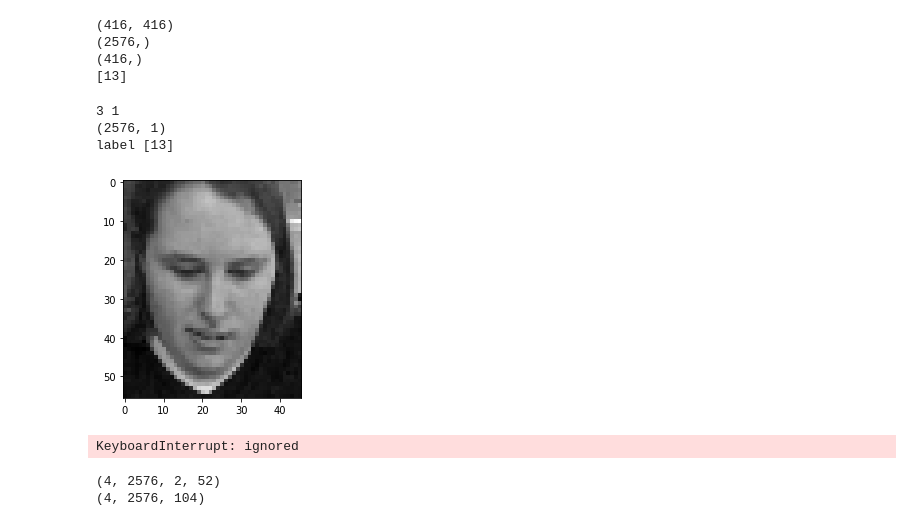
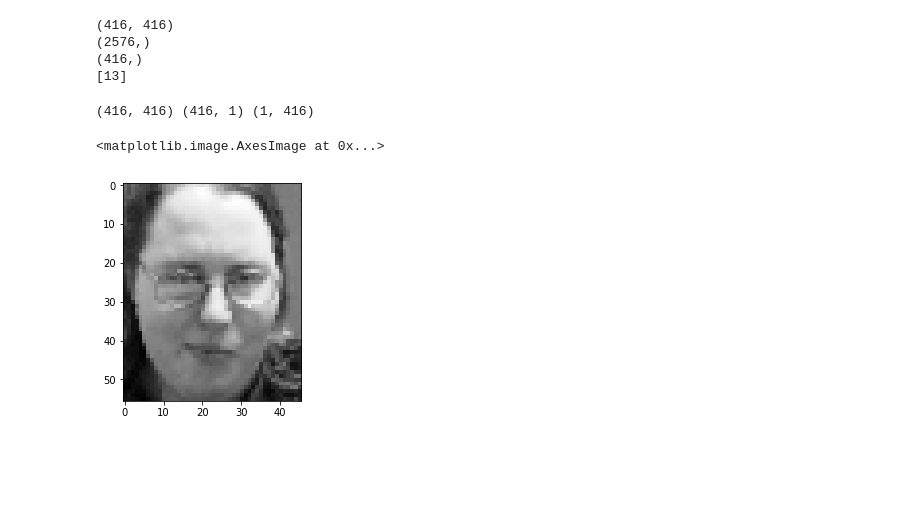
Before and after one commit to pedromonteiro18/Pattern_Recognition, a Jupyter notebook: Coursework.ipynb, the cells around one changed output. Drawn from its saved outputs; the diff is of its cells as text; code cells hidden in the pictures; blank space fills up the shorter version.

```diff
--- a/Coursework.ipynb
+++ b/Coursework.ipynb
@@ -146,57 +146,64 @@ print(label_test[25])
 (416,)
 [13]
 # %%
+from sklearn.neighbors import KNeighborsClassifier
+
 def distance(instance1, instance2):
     # just in case, if the instances are lists or tuples:
     instance1 = np.array(instance1)
     instance2 = np.array(instance2)
 
     return np.linalg.norm(instance1 - instance2)
 
 def get_neighbors(training_set,
                   labels,
                   test_instance,
                   k,
                   distance=distance):
     """
     get_neighors calculates a list of the k nearest neighbors
     of an instance 'test_instance'.
     The list neighbors contains 3-tuples with
     (index, dist, label)
     where
     index    is the index from the training_set,
     dist     is the distance between the test_instance and the
              instance training_set[index]
     distance is a reference to a function used to calculate the
              distances
     """
-    distances = []
-    for index in range(len(training_set)):
-        dist = distance(test_instance, training_set[index])
-        distances.append((training_set[index], dist, labels[index]))
-    distances.sort(key=lambda x: x[1])
-    neighbors = distances[:k]
+    # distances = []
+    # for index in range(len(training_set)):
+    #     dist = distance(test_instance, training_set[index])
+    #     distances.append((training_set[index], dist, labels[index]))
+    # distances.sort(key=lambda x: x[1])
+    # neighbors = distances[:k]
+    #
+    neigh = KNeighborsClassifier(n_neighbors=1)
+    neigh.fit(training_set, labels)
+    neighbors = neigh.predict(test_instance)
+
     return neighbors
+dataLabel = zip(data_train,label_train)
 
+W_test = np.reshape(W_test,(-1,1)).T
+print(W.shape, label_train.shape, W_test.shape)
+label = get_neighbors(W, label_train, W_test, 1, distance=distance)
 
-im = get_neighbors(W, label_train, W_test, 1, distance=distance)
-print(len(im[0]), len(im))
-image, _, label= im[0]
-# im = np.reshape(image,(46,56))
-# plt.imshow(im.T, cmap= 'gist_gray')
-sumCols = np.dot(image, eigvecsM)
-#reconstruct
-neighbour = avg.reshape((2576,1)) +  np.reshape(sumCols,(2576,1))
-print(neighbour.shape)
-neighbour = np.reshape(neighbour,(46,56))
-#new_100 = (255-np.reshape(new_100,(46,56)))
-plt.imshow(neighbour.T, cmap = 'gist_gray')
-print("label", label)
+output = []
+for i in dataLabel:
+    dat, lab = i
+    if lab == label:
+        output.append(np.reshape(dat,(2576,1)))
+
+# image = data_train[:,13]
+# print(image.shape)
+image = np.reshape(output[0],(46,56))
+plt.imshow(image.T, cmap= 'gist_gray')
 # %% [output]
-3 1
-(2576, 1)
-label [13]
+(416, 416) (416, 1) (1, 416)
+<matplotlib.image.AxesImage at 0x...>
-[figure, old version]
+[figure, new version]
 # %%
 x=[]
 y=[]
@@ -222,8 +229,6 @@ for M in range(1,416):
 plt.xlabel('No. of Eigenvectors')
 plt.ylabel('Accuracy')
 plt.plot(x,y)
-# %% [output]
-KeyboardInterrupt: ignored
 # %%
 #---------------------------------- QUESTION 2 -------------------------------------------#
 # Split the data into 4 parts (104 images each)
@@ -259,7 +264,7 @@ da_train = []
 for i in range(0, 4):
   da_train.append(np.reshape(d_train[i],(2576,-1)))
 
-np.asarray(da_train).shape
+np.asarray(da_train)
 
 
 # da_train = np.reshape(d_train[0],(2576,-1))
@@ -279,8 +284,5 @@ def PCA(A, S, M, N):
   eigvecsM = Meigvecs.astype(float)
   eigvecsM = preprocessing.normalize(np.dot(A, eigvecsM).T)
   return eigvecsM
-# %% [output]
-(4, 2576, 2, 52)
-(4, 2576, 104)
 # %%
 # PCA trained by only the first subset
```
Also changed, not shown: parts of 6 cells of this notebook, 3 other files.
